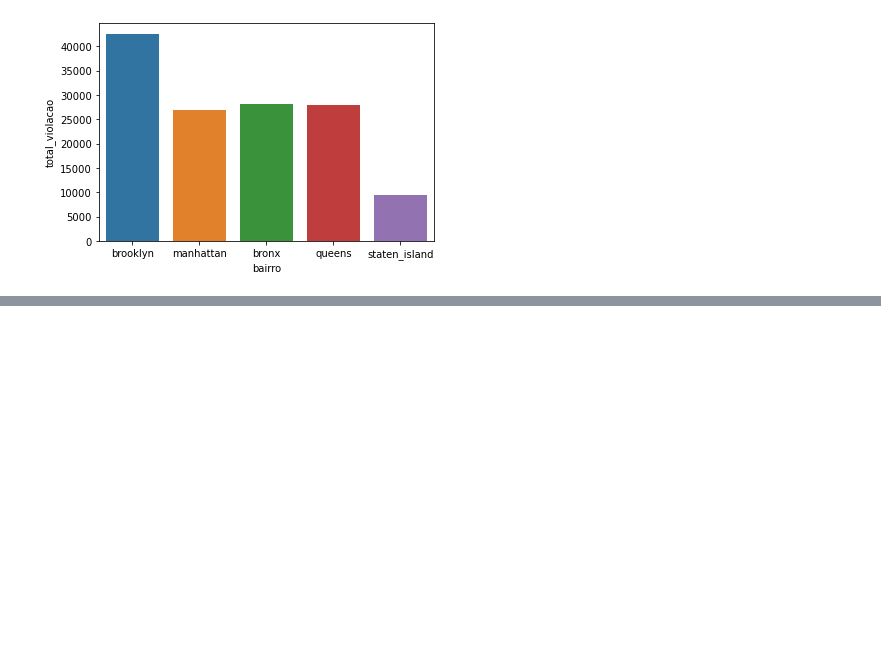
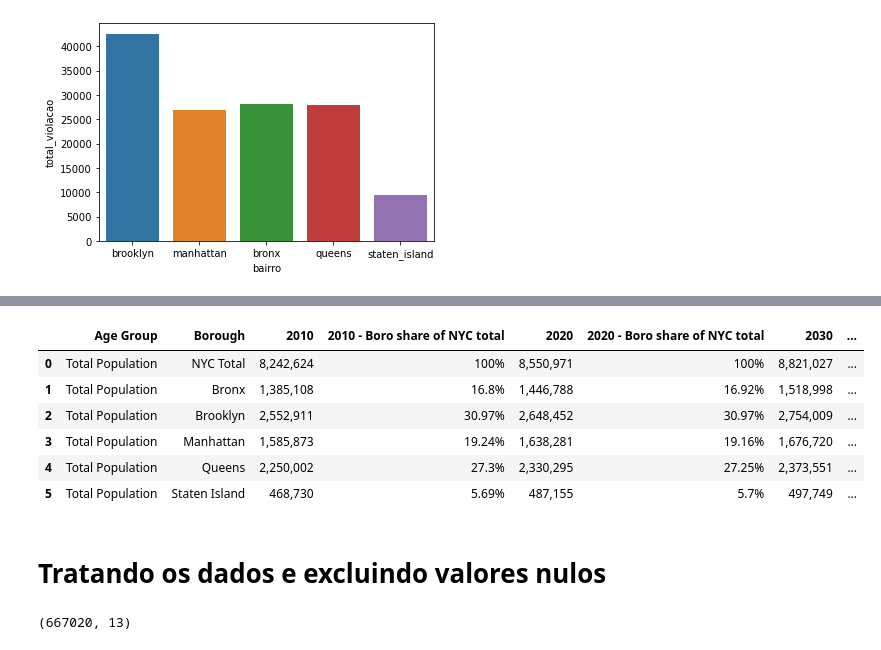
Before and after one commit to robertferro/crimes_ny, a Jupyter notebook: Crimes_NY-visualization.ipynb, the cells around one changed output, grey strips where cells are left out. Cells and saved outputs as stored; diff of their text form; code cells hidden in the pictures; blank space fills up the shorter version.

```diff
--- a/Crimes_NY-visualization.ipynb
+++ b/Crimes_NY-visualization.ipynb
@@ -860,0 +841,12 @@ sns.barplot(x = 'bairro' , y = 'total_violacao' , data = violacao_por_bairros_df
+# %%
+populacao.loc[:,['Age Group','Borough','2010','2010 - Boro share of NYC total','2020','2020 - Boro share of NYC total','2030','2030 - Boro share of NYC total']]
+# %% [output]
+|  | Age Group | Borough | 2010 | 2010 - Boro share of NYC total | 2020 | 2020 - Boro share of NYC total | 2030 | ... |
+| 0 | Total Population | NYC Total | 8,242,624 | 100% | 8,550,971 | 100% | 8,821,027 | ... |
+| 1 | Total Population | Bronx | 1,385,108 | 16.8% | 1,446,788 | 16.92% | 1,518,998 | ... |
+| 2 | Total Population | Brooklyn | 2,552,911 | 30.97% | 2,648,452 | 30.97% | 2,754,009 | ... |
+| 3 | Total Population | Manhattan | 1,585,873 | 19.24% | 1,638,281 | 19.16% | 1,676,720 | ... |
+| 4 | Total Population | Queens | 2,250,002 | 27.3% | 2,330,295 | 27.25% | 2,373,551 | ... |
+| 5 | Total Population | Staten Island | 468,730 | 5.69% | 487,155 | 5.7% | 497,749 | ... |
+# %% [markdown]
+# Tratando os dados e excluindo valores nulos
@@ -860,0 +855,4 @@ sns.barplot(x = 'bairro' , y = 'total_violacao' , data = violacao_por_bairros_df
+# %%
+select_ny.shape
+# %% [output]
+(667020, 13)
```
Also changed, not shown: parts of 12 cells of this notebook.
